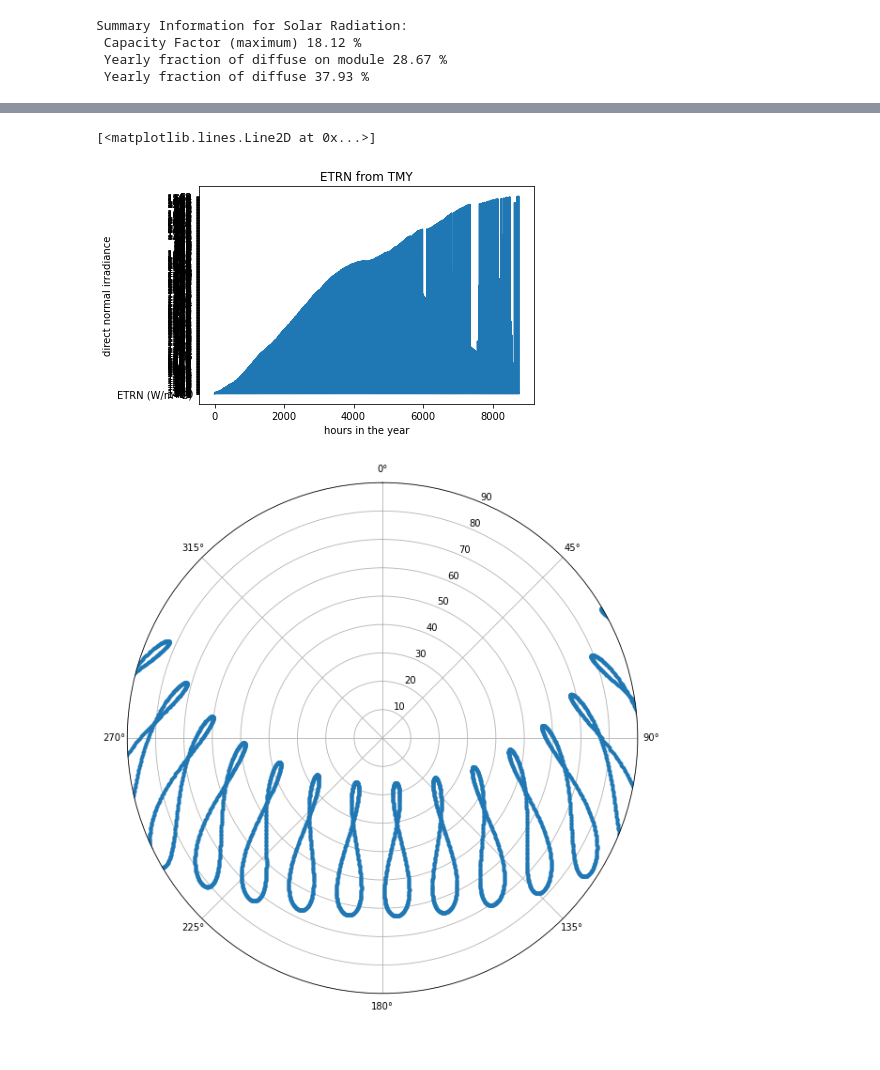
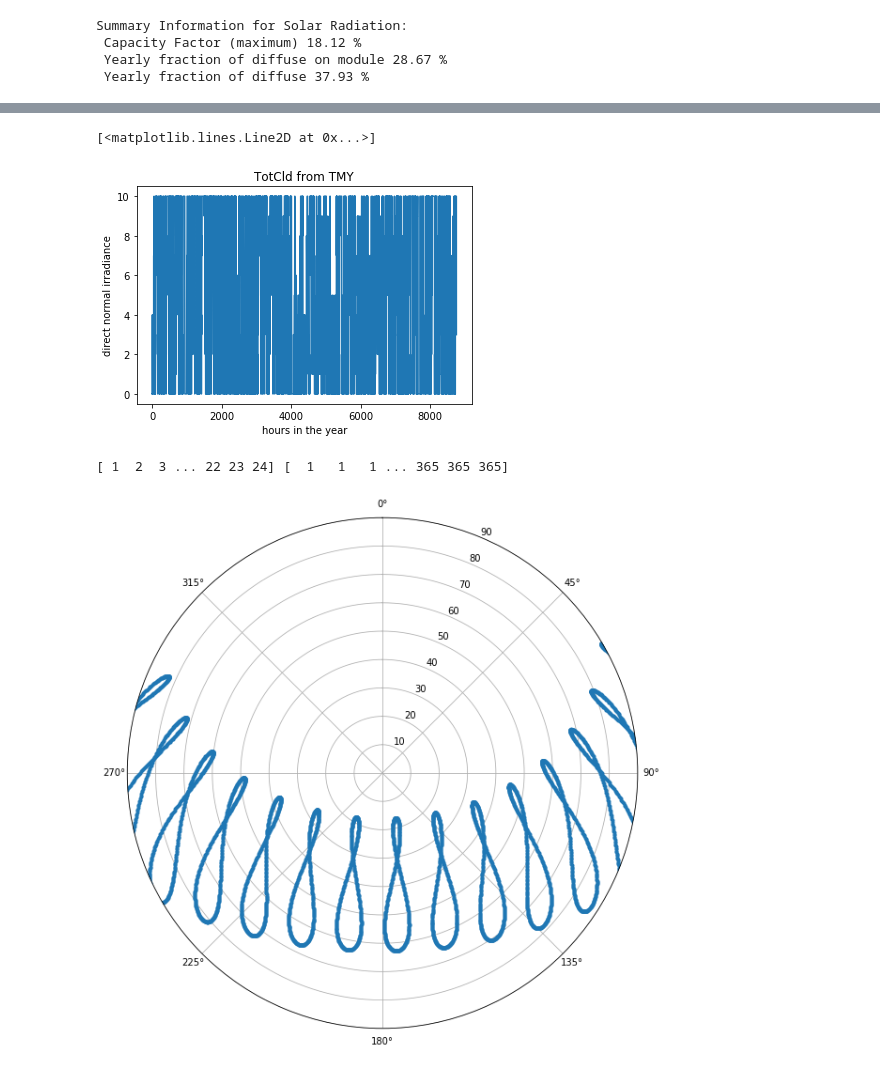
Before and after one commit to Karthikai-28/assignments, a Jupyter notebook: 60_report_csv_python_91039/solution.ipynb, the cells around one changed output, grey strips where cells are left out. Saved outputs shown, nothing was run; the diff lists cells and outputs as text; code cells hidden in the pictures.

```diff
--- a/60_report_csv_python_91039/solution.ipynb
+++ b/60_report_csv_python_91039/solution.ipynb
@@ -467,9 +297,9 @@ plt.plot(ETR)
 # %%
-plt.figure('ETRN from TMY')
-plt.title('ETRN from TMY')
+plt.figure('TotCld from TMY')
+plt.title('TotCld from TMY')
 plt.xlabel('hours in the year')
 plt.ylabel('direct normal irradiance')
-plt.plot(ETRN)
+plt.plot(TotCld)
 # %% [output]
 [<matplotlib.lines.Line2D at 0x...>]
-[figure, old version]
+[figure, new version]
@@ -482,0 +306,9 @@ day_no = np.repeat(days,24)
+# %%
+hours = np.arange(1,25)
+hour_of_day = np.tile(hours,365)
+days = np.arange(1,366)
+day_no = np.repeat(days,24)
+
+print(hour_of_day, day_no)
+# %% [output]
+[ 1  2  3 ... 22 23 24] [  1   1   1 ... 365 365 365]
```
Also changed, not shown: parts of 23 cells of this notebook, 3 other files.
